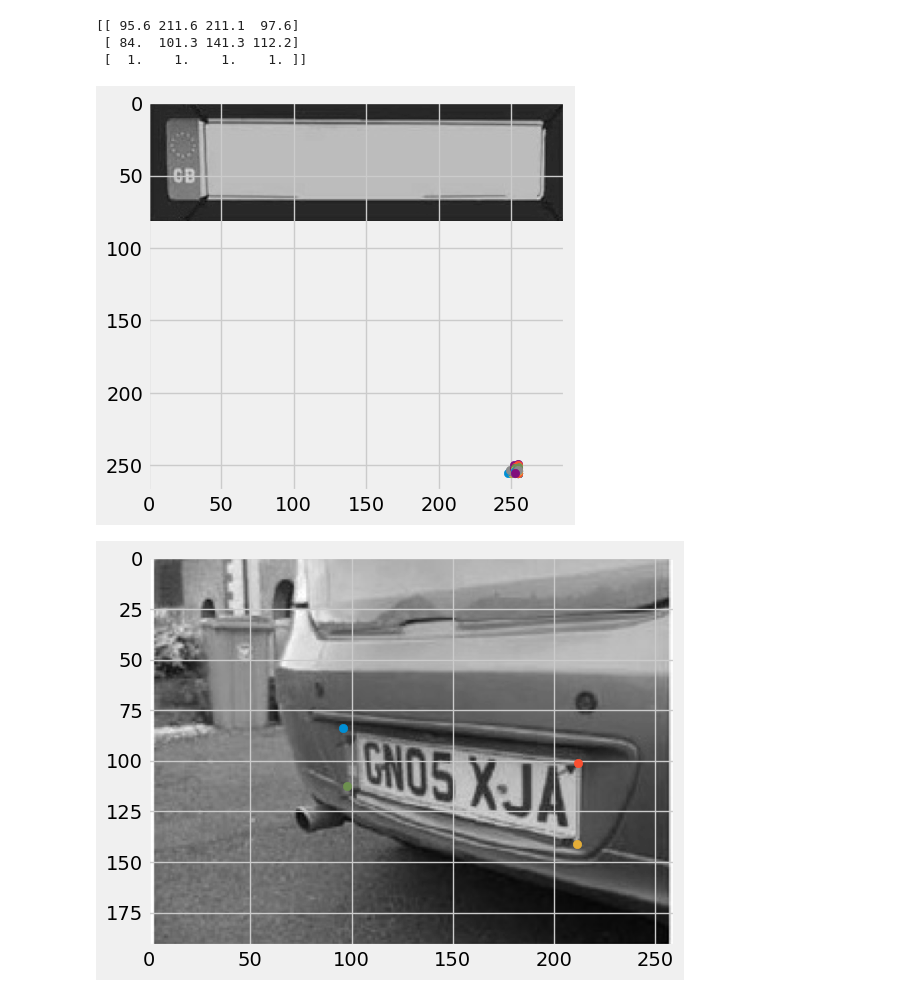
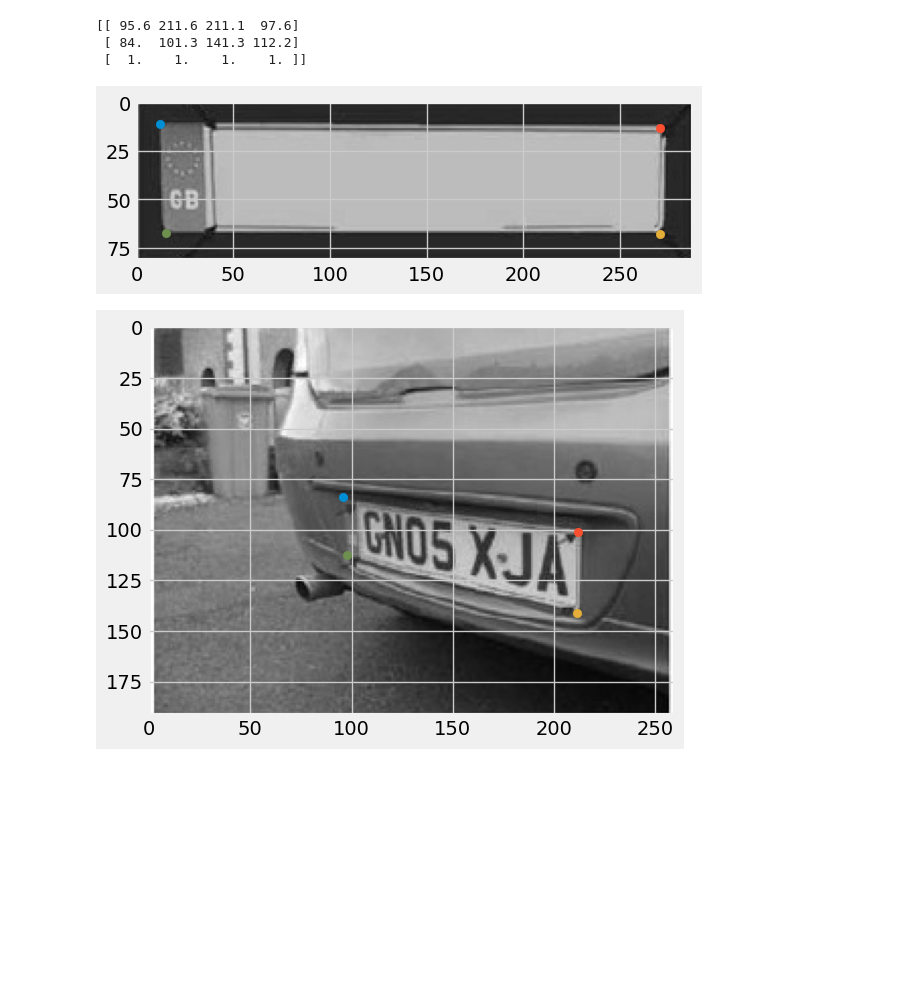
Before and after one commit to ethandsz/comp0241_24, a Jupyter notebook: labs/Lab3.ipynb, the cells around one changed output. Cells and saved outputs as stored; diff of their text form; code cells hidden in the pictures; blank space fills up the shorter version.

```diff
--- a/labs/Lab3.ipynb
+++ b/labs/Lab3.ipynb
@@ -83,12 +83,12 @@ print(X)
 # %%
 plt.imshow(ref_img, "gray")
 
-for i in tag_img:
+for i in ref_pts:
     plt.scatter(i[0], i[1])
 
 plt.show()
 # %% [output]
-[figure, old version]
+[figure, new version]
 # %%
 plt.imshow(tag_img, "gray")
 
```
